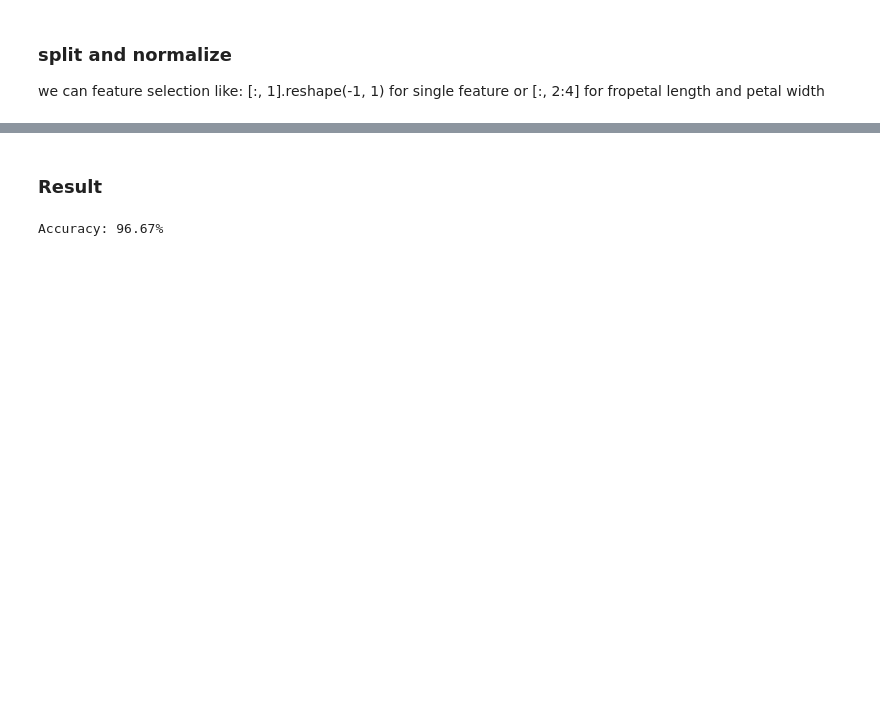
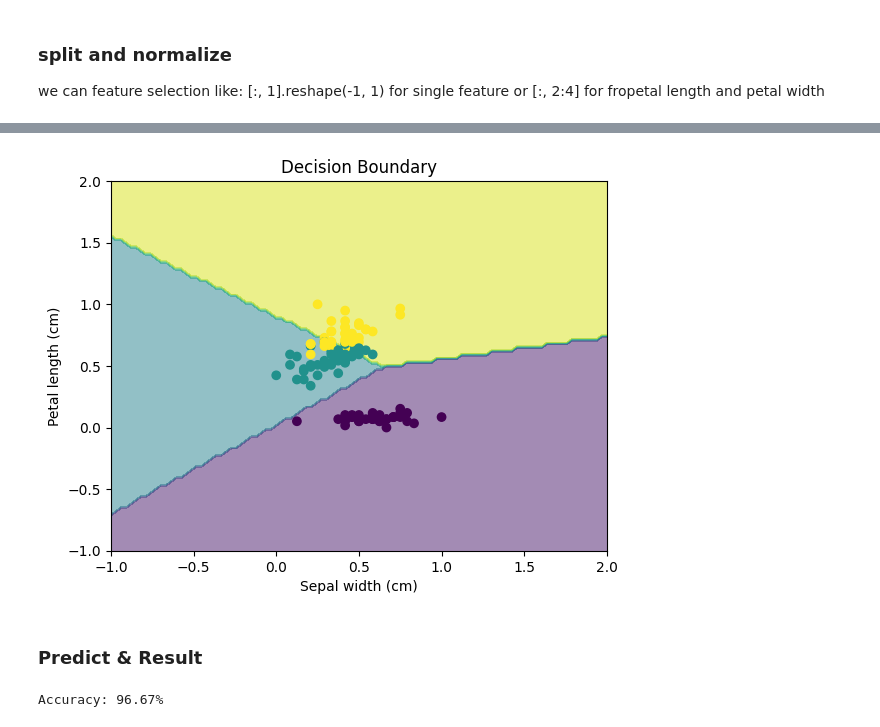
Before and after one commit to dannsb/pattern-recognition, a Jupyter notebook: logistic-regression/main.ipynb, the cells around one changed output, grey strips where cells are left out. Drawn from its saved outputs; the diff is of its cells as text; code cells hidden in the pictures; blank space fills up the shorter version.

```diff
--- a/logistic-regression/main.ipynb
+++ b/logistic-regression/main.ipynb
@@ -30,15 +38,9 @@ def normalizing(X):
 ### split and normalize
 we can feature selection like: [:, 1].reshape(-1, 1) for single feature or [:, 2:4] for fropetal length and petal width
 # %%
-from sklearn.model_selection import train_test_split
+X_Selected_featured = X[['sepal width (cm)', 'petal length (cm)']]
 
-X = dataset.data #  [:, 1].reshape(-1, 1) or [:, 2:4]
-Y = dataset.target
-
-# plt.scatter(X, Y)
-# plt.show()
-
-X_train, X_test, y_train, y_test = train_test_split(X, Y, test_size=0.2)
+X_train, X_test, y_train, y_test = train_test_split(X_Selected_featured, y, test_size=0.2)
 
 X_train_normalized = normalizing(X_train)
 X_test_normalized = normalizing(X_test)
@@ -59,3 +51,14 @@ predictedLabels = model.predict(X_test_normalized)
+# %%
+model = LogisticRegression().fit(X_train_normalized, y_train["class"])
+# %%
+disp = DecisionBoundaryDisplay.from_estimator(model, X_train_normalized, alpha=0.5)
+scatter = plt.scatter(X_train_normalized[:,0], X_train_normalized[:,1], c=y_train["class"])
+plt.xlabel("Sepal width (cm)")
+plt.ylabel("Petal length (cm)")
+plt.title("Decision Boundary")
+plt.show()
+# %% [output]
+[figure, added]
 # %% [markdown]
-### Result
+### Predict & Result
 # %%
```
Also changed, not shown: parts of 11 cells of this notebook.
